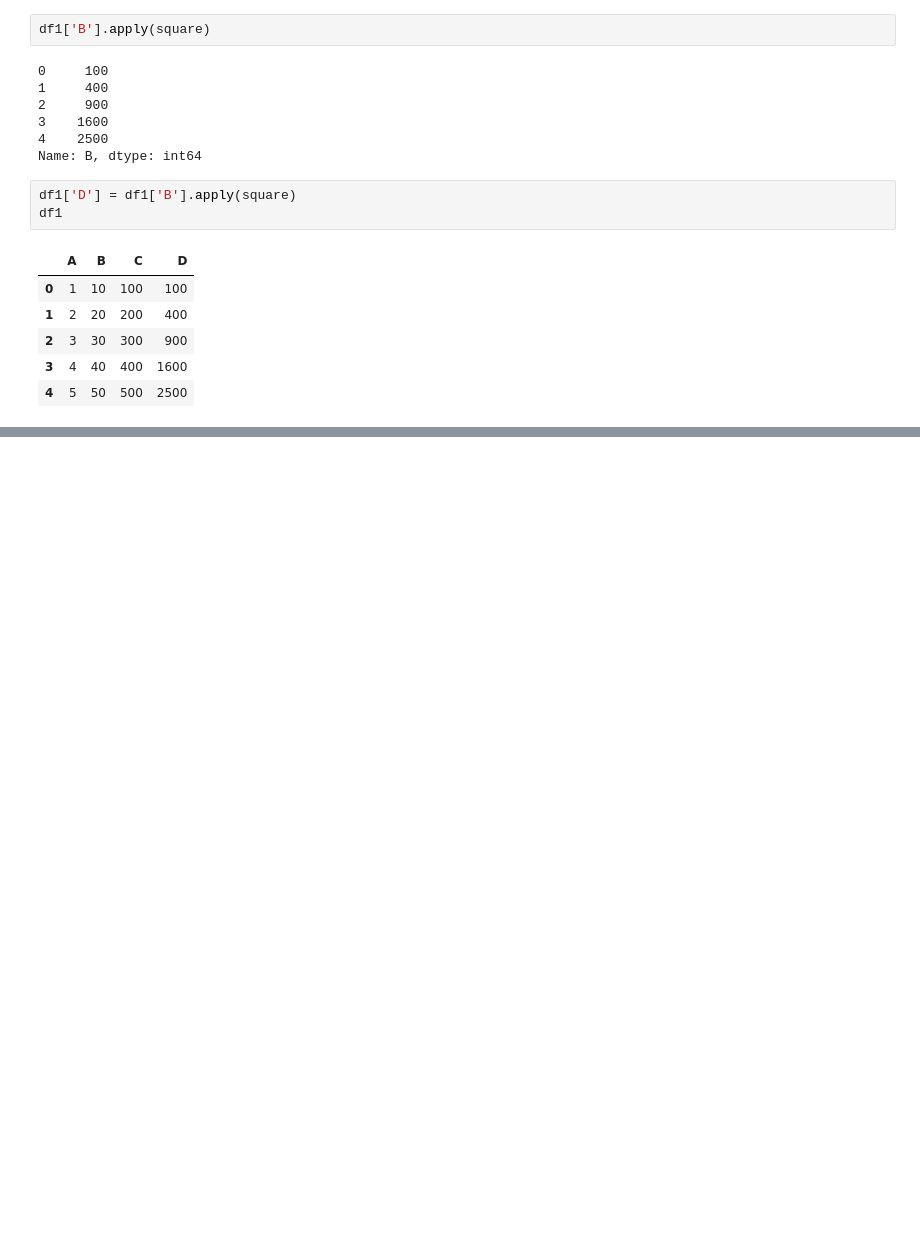
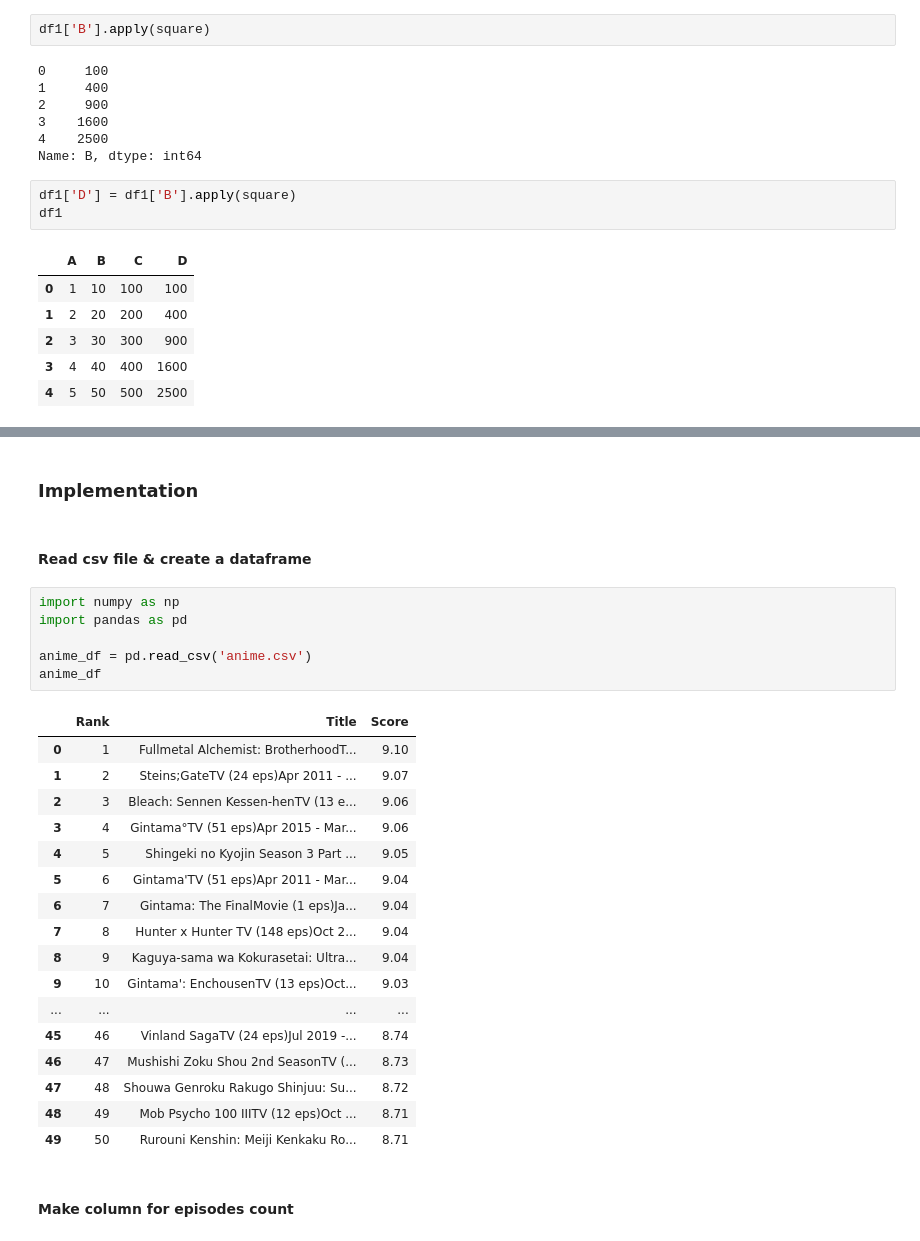
Before and after one commit to dhvanitsavani/Python-AI, a Jupyter notebook: Pandas/pandas.ipynb, the cells around one changed output, grey strips where cells are left out. Drawn from its saved outputs; the diff is of its cells as text; blank space fills up the shorter version.

```diff
--- a/pandas.ipynb
+++ b/Pandas/pandas.ipynb
@@ -673,0 +687,30 @@ df1
+# %% [markdown]
+### Implementation
+# %% [markdown]
+#### Read csv file & create a dataframe
+# %%
+import numpy as np
+import pandas as pd
+
+anime_df = pd.read_csv('anime.csv')
+anime_df
+# %% [output]
+|  | Rank | Title | Score |
+| 0 | 1 | Fullmetal Alchemist: BrotherhoodT... | 9.10 |
+| 1 | 2 | Steins;GateTV (24 eps)Apr 2011 - ... | 9.07 |
+| 2 | 3 | Bleach: Sennen Kessen-henTV (13 e... | 9.06 |
+| 3 | 4 | Gintama°TV (51 eps)Apr 2015 - Mar... | 9.06 |
+| 4 | 5 | Shingeki no Kyojin Season 3 Part ... | 9.05 |
+| 5 | 6 | Gintama'TV (51 eps)Apr 2011 - Mar... | 9.04 |
+| 6 | 7 | Gintama: The FinalMovie (1 eps)Ja... | 9.04 |
+| 7 | 8 | Hunter x Hunter TV (148 eps)Oct 2... | 9.04 |
+| 8 | 9 | Kaguya-sama wa Kokurasetai: Ultra... | 9.04 |
+| 9 | 10 | Gintama': EnchousenTV (13 eps)Oct... | 9.03 |
+| ... | ... | ... | ... |
+| 45 | 46 | Vinland SagaTV (24 eps)Jul 2019 -... | 8.74 |
+| 46 | 47 | Mushishi Zoku Shou 2nd SeasonTV (... | 8.73 |
+| 47 | 48 | Shouwa Genroku Rakugo Shinjuu: Su... | 8.72 |
+| 48 | 49 | Mob Psycho 100 IIITV (12 eps)Oct ... | 8.71 |
+| 49 | 50 | Rurouni Kenshin: Meiji Kenkaku Ro... | 8.71 |
+# %% [markdown]
+#### Make column for episodes count
```
Also changed, not shown: parts of 9 cells of this notebook, 1 other file.
